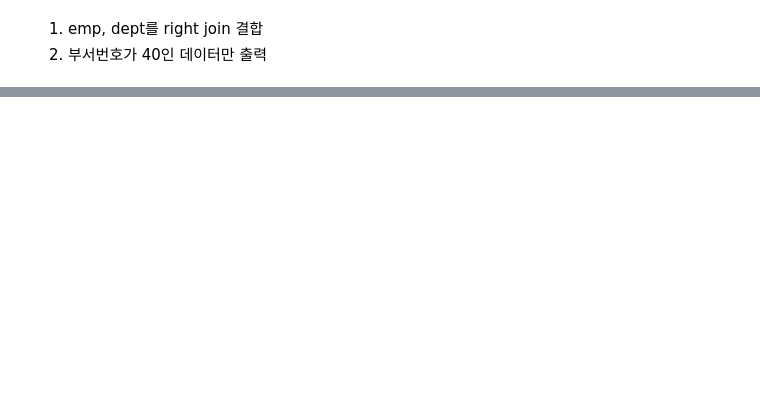
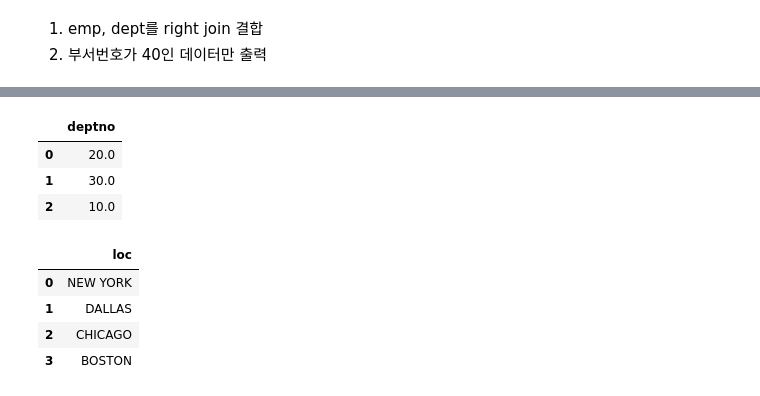
Before and after one commit to sejinhwang97ko/2023prac, a Jupyter notebook: 20230419/01_sql.ipynb, the cells around one changed output, grey strips where cells are left out. Drawn from its saved outputs; the diff is of its cells as text; code cells hidden in the pictures; blank space fills up the shorter version.

```diff
--- a/20230419/01_sql.ipynb
+++ b/20230419/01_sql.ipynb
@@ -71,3 +71,26 @@ db.func_3(sql)
 # %% [output]
 |  | EMPNO | ENAME | JOB | MGR | HIREDATE | SAL | COMM | DEPTNO | dept.DEPTNO | DNAME | ... |
 | 0 | None | None | None | None | None | None | None | None | 40.0 | OPERATIONS | ... |
+# %%
+sql = """
+    select DISTINCT deptno FROM emp
+"""
+
+db.func_3(sql)
+# %% [output]
+|  | deptno |
+| 0 | 20.0 |
+| 1 | 30.0 |
+| 2 | 10.0 |
+# %%
+sql = """
+    select DISTINCT loc FROM dept
+"""
+
+db.func_3(sql)
+# %% [output]
+|  | loc |
+| 0 | NEW YORK |
+| 1 | DALLAS |
+| 2 | CHICAGO |
+| 3 | BOSTON |
```
Also changed, not shown: 2 other files.
